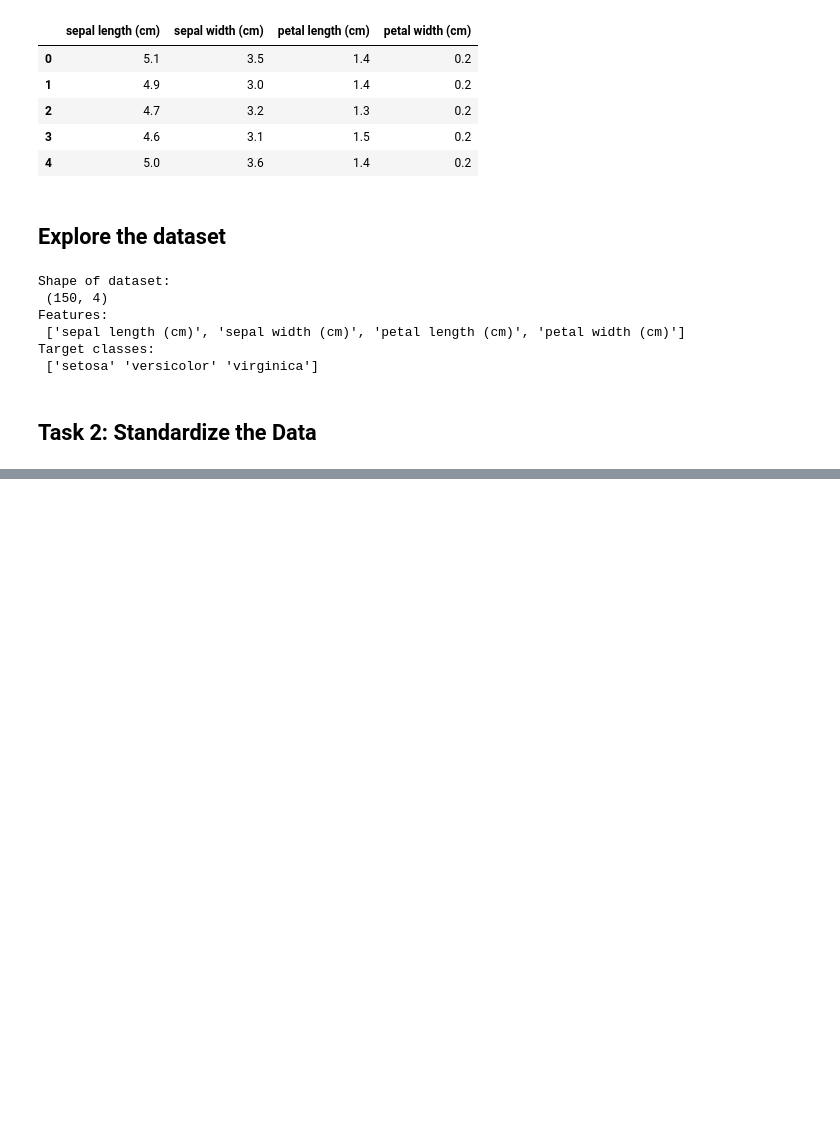
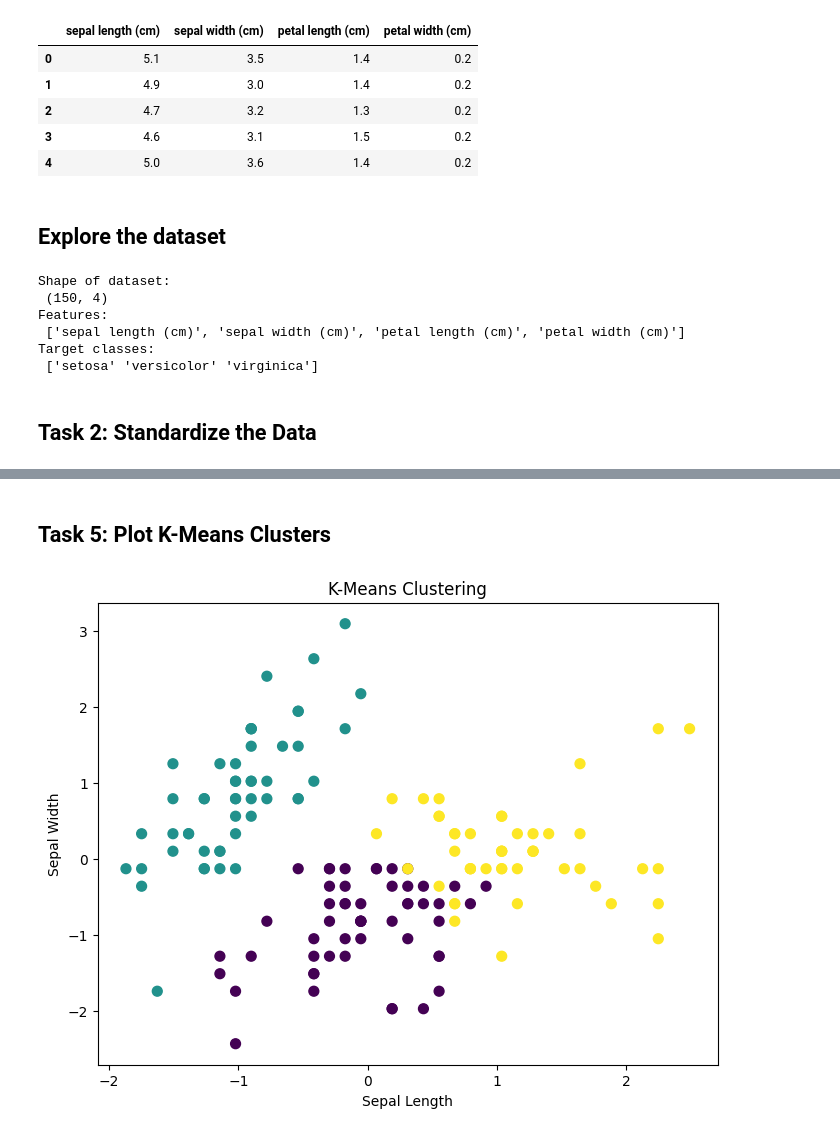
Before and after one commit to mdzubayereashraf/Ostad-AI-Engineering-Course-Assignments, a Jupyter notebook: Assignmen_No_12(Clustering_&_Dimensionality_Reduction).ipynb, the cells around one changed output, grey strips where cells are left out. Drawn from its saved outputs; the diff is of its cells as text; code cells hidden in the pictures; blank space fills up the shorter version.

```diff
--- a/Assignmen_No_12(Clustering_&_Dimensionality_Reduction).ipynb
+++ b/Assignmen_No_12(Clustering_&_Dimensionality_Reduction).ipynb
@@ -47,0 +113,20 @@ Target classes:
+# %% [markdown]
+## Task 5: Plot K-Means Clusters
+# %%
+plt.figure(figsize=(8, 6))
+
+plt.scatter(
+    X_scaled[:, 0],
+    X_scaled[:, 1],
+    c=kmeans_labels,
+    cmap='viridis',
+    s=50
+)
+
+plt.xlabel("Sepal Length")
+plt.ylabel("Sepal Width")
+plt.title("K-Means Clustering")
+
+plt.show()
+# %% [output]
+[figure, added]
```
Also changed, not shown: parts of 12 cells of this notebook.
